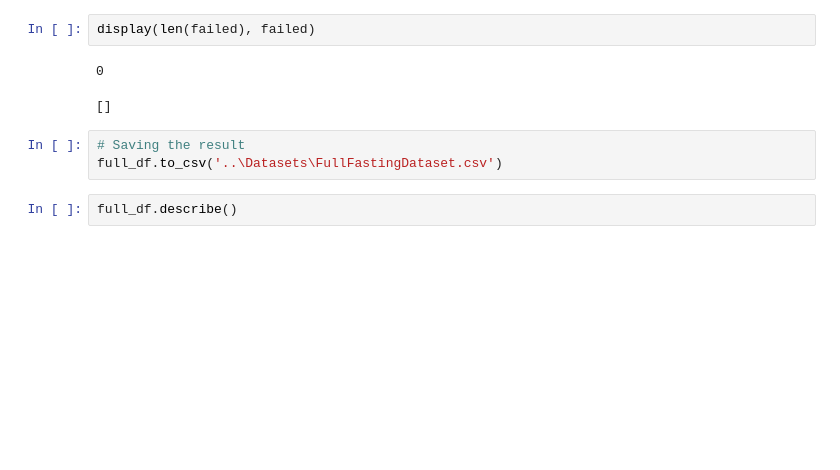
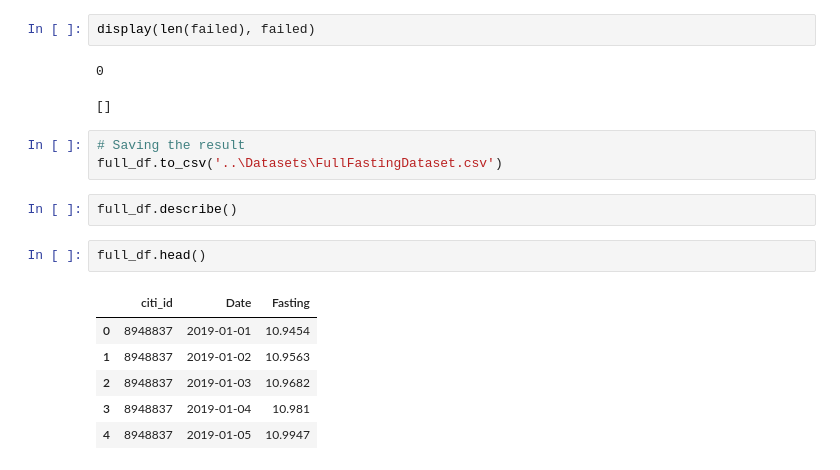
Before and after one commit to drnesr/PrayerTimesStudies, a Jupyter notebook: Code/ModifiedCode003.ipynb, the cells around one changed output. Drawn from its saved outputs; the diff is of its cells as text; blank space fills up the shorter version.

Commit message:
Starting Fasting times analysis

```diff
--- a/Code/ModifiedCode003.ipynb
+++ b/Code/ModifiedCode003.ipynb
@@ -746,3 +746,12 @@ display(len(failed), failed)
 full_df.to_csv('..\Datasets\FullFastingDataset.csv')
 # %%
 full_df.describe()
+# %%
+full_df.head()
+# %% [output]
+|  | citi_id | Date | Fasting |
+| 0 | 8948837 | 2019-01-01 | 10.9454 |
+| 1 | 8948837 | 2019-01-02 | 10.9563 |
+| 2 | 8948837 | 2019-01-03 | 10.9682 |
+| 3 | 8948837 | 2019-01-04 | 10.981 |
+| 4 | 8948837 | 2019-01-05 | 10.9947 |
```
Also changed, not shown: 3 other files.
